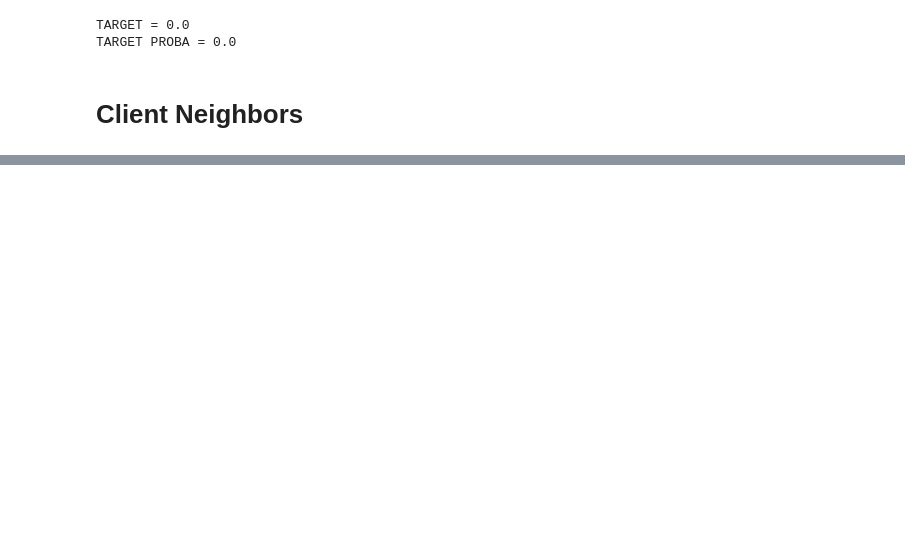
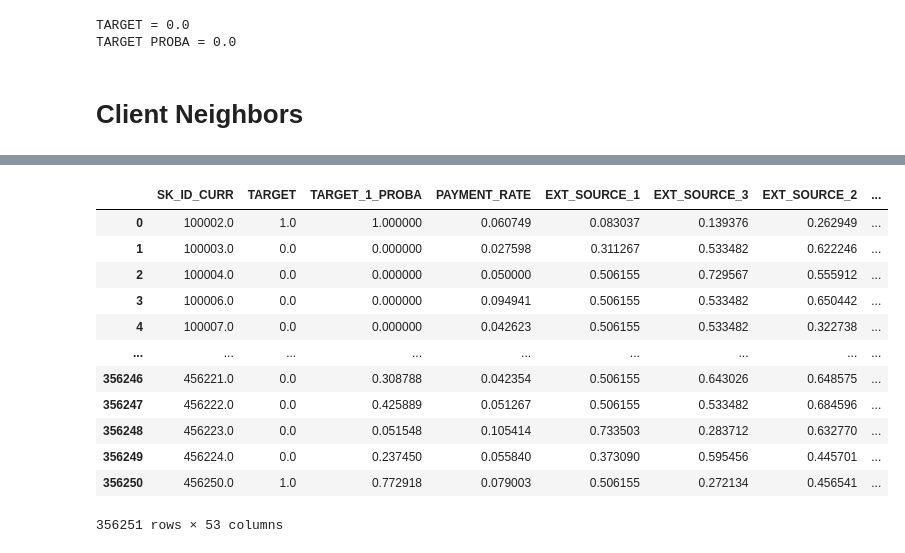
Before and after one commit to loulr/Projet-7-credit-score-application, a Jupyter notebook: P07_modelisation.ipynb, the cells around one changed output, grey strips where cells are left out. Cells and saved outputs as stored; diff of their text form; code cells hidden in the pictures; blank space fills up the shorter version.

```diff
--- a/P07_modelisation.ipynb
+++ b/P07_modelisation.ipynb
@@ -1537,0 +1567,16 @@ neighbors(50, n_neighbors=15)
+# %%
+data_final
+# %% [output]
+|  | SK_ID_CURR | TARGET | TARGET_1_PROBA | PAYMENT_RATE | EXT_SOURCE_1 | EXT_SOURCE_3 | EXT_SOURCE_2 | ... |
+| 0 | 100002.0 | 1.0 | 1.000000 | 0.060749 | 0.083037 | 0.139376 | 0.262949 | ... |
+| 1 | 100003.0 | 0.0 | 0.000000 | 0.027598 | 0.311267 | 0.533482 | 0.622246 | ... |
+| 2 | 100004.0 | 0.0 | 0.000000 | 0.050000 | 0.506155 | 0.729567 | 0.555912 | ... |
+| 3 | 100006.0 | 0.0 | 0.000000 | 0.094941 | 0.506155 | 0.533482 | 0.650442 | ... |
+| 4 | 100007.0 | 0.0 | 0.000000 | 0.042623 | 0.506155 | 0.533482 | 0.322738 | ... |
+| ... | ... | ... | ... | ... | ... | ... | ... | ... |
+| 356246 | 456221.0 | 0.0 | 0.308788 | 0.042354 | 0.506155 | 0.643026 | 0.648575 | ... |
+| 356247 | 456222.0 | 0.0 | 0.425889 | 0.051267 | 0.506155 | 0.533482 | 0.684596 | ... |
+| 356248 | 456223.0 | 0.0 | 0.051548 | 0.105414 | 0.733503 | 0.283712 | 0.632770 | ... |
+| 356249 | 456224.0 | 0.0 | 0.237450 | 0.055840 | 0.373090 | 0.595456 | 0.445701 | ... |
+| 356250 | 456250.0 | 1.0 | 0.772918 | 0.079003 | 0.506155 | 0.272134 | 0.456541 | ... |
+356251 rows × 53 columns
```
Also changed, not shown: parts of 16 cells of this notebook, 4 other files.
